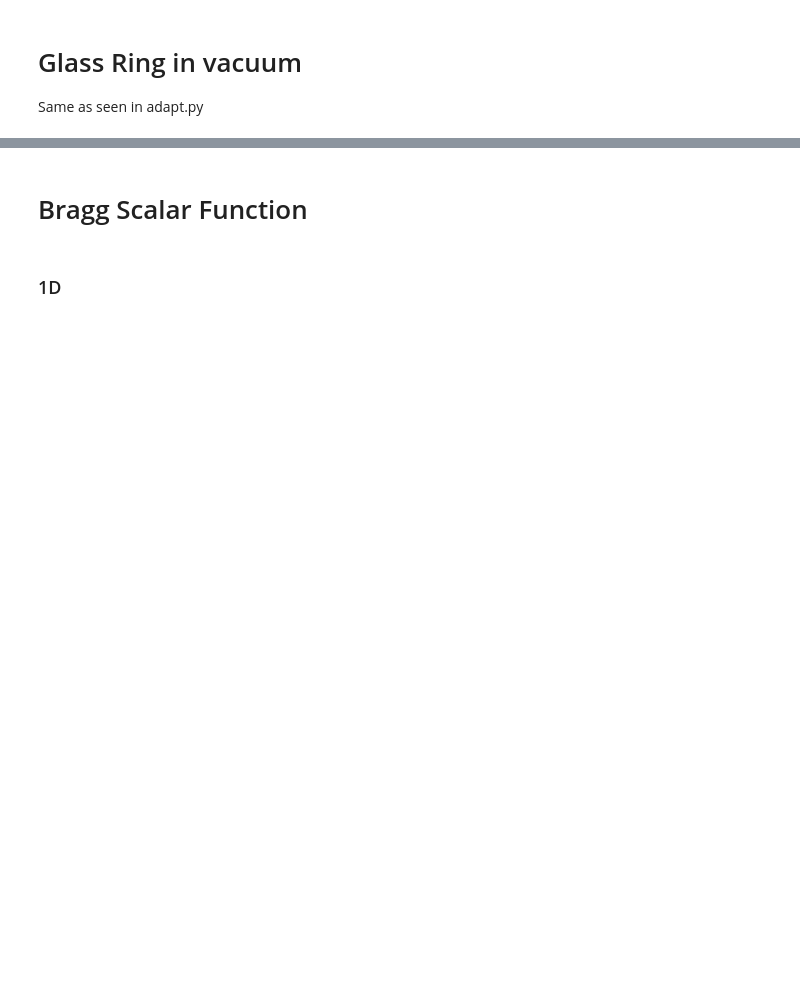
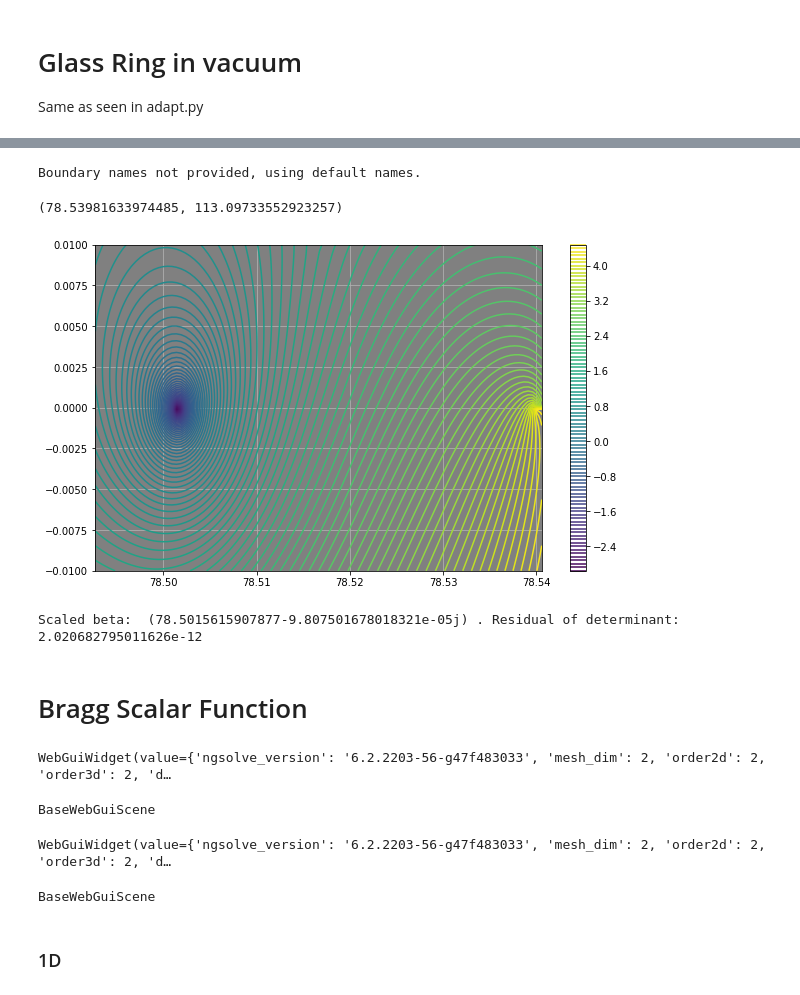
Before and after one commit to frankybuckets/fibermode2, a Jupyter notebook: fiber/microstruct/bragg/notebooks/scalar/Modes.ipynb, the cells around one changed output, grey strips where cells are left out. Drawn from its saved outputs; the diff is of its cells as text; code cells hidden in the pictures; blank space fills up the shorter version.

Commit message:
General work in bragg notebooks.  Minor changes to bragg classes.

```diff
--- a/fiber/microstruct/bragg/notebooks/scalar/Modes.ipynb
+++ b/fiber/microstruct/bragg/notebooks/scalar/Modes.ipynb
@@ -22,7 +24,9 @@ ts = [5e-05, 1e-5, 5e-05]
 mats = ['air', 'glass', 'air']
 
 maxhs = [.1,.01, .1]
-wl = 1.2e-06
+wl = 4e-06
 scale = ts[0]
 # %%
-A = BraggScalar(ts=ts, mats=mats, ns=ns, maxhs=maxhs, wl=wl, scale=scale)
+A = BraggScalar(ts=ts, mats=mats, ns=ns, maxhs=maxhs, wl=wl, scale=scale, contour=True)
+# %% [output]
+Boundary names not provided, using default names.
@@ -32,19 +34,25 @@ Draw(A.mesh)
 k_low = A.k0 * A.ns[0] * A.scale
 k_high = A.k0 * A.ns[1] * A.scale
 k_low, k_high
+# %% [output]
+(78.53981633974485, 113.09733552923257)
 # %%
 outer = 'h2'
 Ktype = 'kappa'
 nu = 0
 # %%
-plotlogf(A.determinant,.9999*k_low,1.00001*k_low, -.01,.01, nu, outer, Ktype,
+plotlogf(A.determinant,.9994*k_low,1.00001*k_low, -.01,.01, nu, outer, Ktype,
          iref=100, rref=100, levels=100, figsize=(10,6))
+# %% [output]
+[figure, added]
 # %%
-guess = np.array(.99995*k_low)
+guess = np.array(78.5)
 
 beta1 = newton(A.determinant, guess, args=(nu, outer, Ktype), tol = 1e-15)
 
 print("Scaled beta: ", beta1, ". Residual of determinant: ", abs(A.determinant(beta1, nu, outer, Ktype)))
+# %% [output]
+Scaled beta:  (78.5015615907877-9.807501678018321e-05j) . Residual of determinant:  2.020682795011626e-12
 # %% [markdown]
 # Bragg Scalar Function
 # %%
@@ -52,5 +60,13 @@ U = A.all_fields(beta1, nu, outer, Ktype)
 # %%
-Draw(1e1*U, A.mesh, min=-3, max=10)
+Draw(1e1*Fs['U'], A.mesh, min=0, max=.1)
+# %% [output]
+WebGuiWidget(value={'ngsolve_version': '6.2.2203-56-g47f483033', 'mesh_dim': 2, 'order2d': 2, 'order3d': 2, 'd…
+BaseWebGuiScene
+# %%
+Draw(Fs['grad_U'].real, A.mesh, vectors={'grid_size':200})
+# %% [output]
+WebGuiWidget(value={'ngsolve_version': '6.2.2203-56-g47f483033', 'mesh_dim': 2, 'order2d': 2, 'order3d': 2, 'd…
+BaseWebGuiScene
 # %% [markdown]
 ### 1D
 # %%
```
Also changed, not shown: parts of 13 cells of this notebook, 5 other files.
